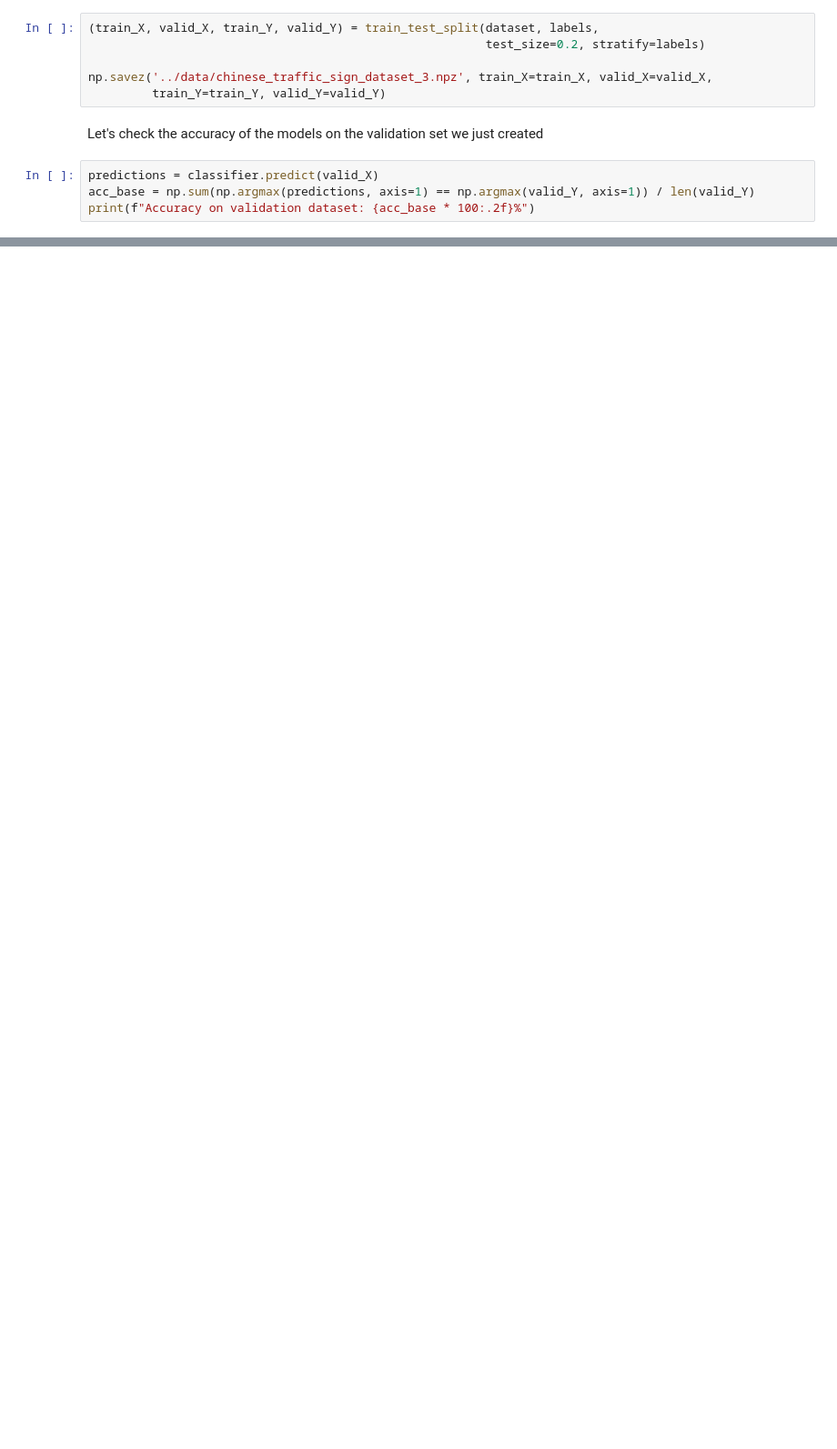
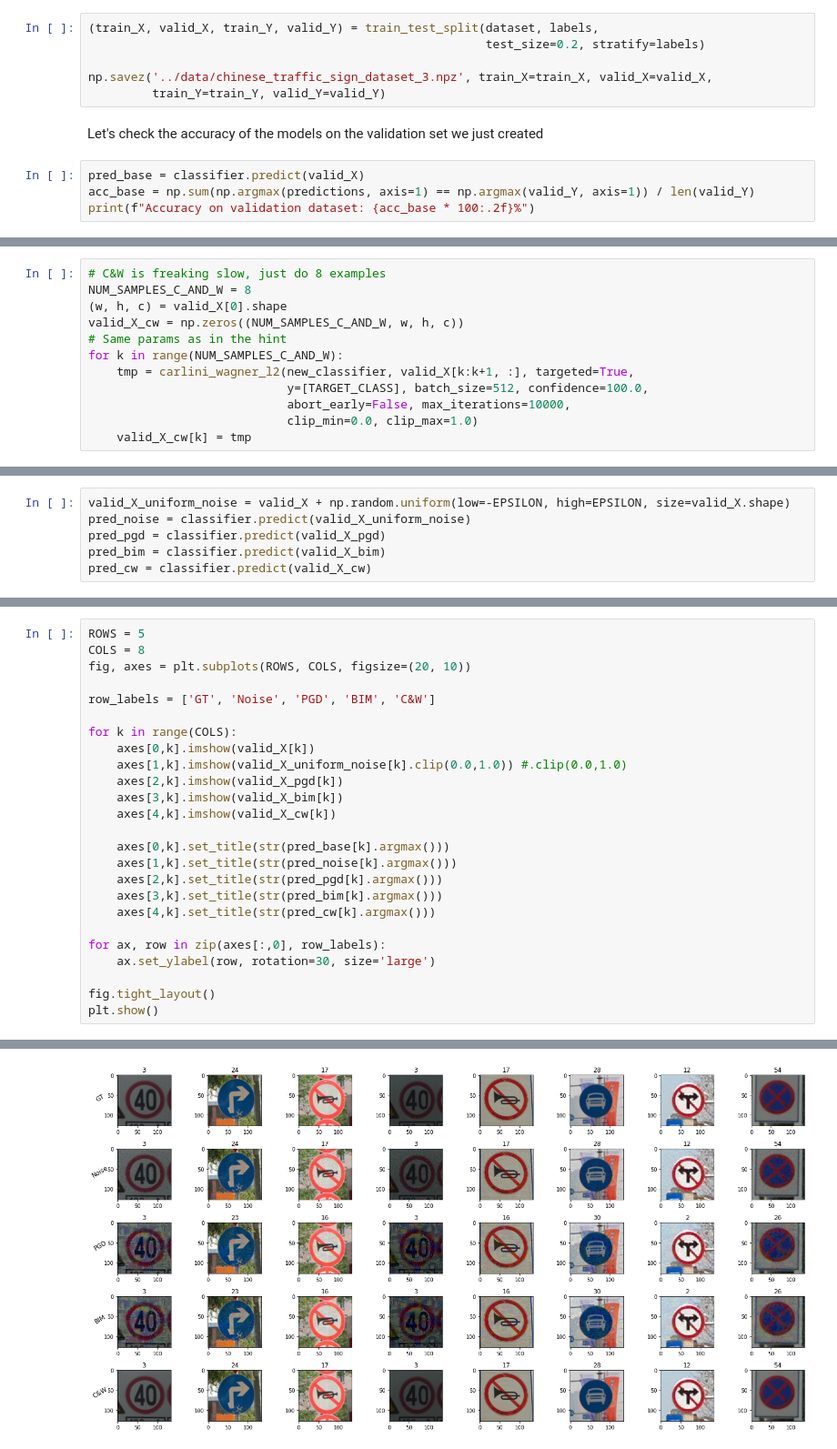
Before and after one commit to Stocastico/AdversarialRobustness, a Jupyter notebook: Part_3/Part_3.1_Stefano.ipynb, the cells around one changed output, grey strips where cells are left out. Shown at 91% size. Cells and saved outputs as stored; diff of their text form; blank space fills up the shorter version.

```diff
--- a/Part_3/Part_3.1_Stefano.ipynb
+++ b/Part_3/Part_3.1_Stefano.ipynb
@@ -134,7 +117,7 @@ np.savez('../data/chinese_traffic_sign_dataset_3.npz', train_X=train_X, valid_X=
 # %% [markdown]
 Let's check the accuracy of the models on the validation set we just created
 # %%
-predictions = classifier.predict(valid_X)
+pred_base = classifier.predict(valid_X)
 acc_base = np.sum(np.argmax(predictions, axis=1) == np.argmax(valid_Y, axis=1)) / len(valid_Y)
 print(f"Accuracy on validation dataset: {acc_base * 100:.2f}%")
 # %% [output]
@@ -141,0 +146,12 @@ Accuracy on validation dataset: 98.32%
+# %%
+# C&W is freaking slow, just do 8 examples
+NUM_SAMPLES_C_AND_W = 8
+(w, h, c) = valid_X[0].shape
+valid_X_cw = np.zeros((NUM_SAMPLES_C_AND_W, w, h, c))
+# Same params as in the hint
+for k in range(NUM_SAMPLES_C_AND_W):
+    tmp = carlini_wagner_l2(new_classifier, valid_X[k:k+1, :], targeted=True,
+                            y=[TARGET_CLASS], batch_size=512, confidence=100.0,
+                            abort_early=False, max_iterations=10000,
+                            clip_min=0.0, clip_max=1.0)
+    valid_X_cw[k] = tmp
@@ -141,0 +160,6 @@ Accuracy on validation dataset: 98.32%
+# %%
+valid_X_uniform_noise = valid_X + np.random.uniform(low=-EPSILON, high=EPSILON, size=valid_X.shape)
+pred_noise = classifier.predict(valid_X_uniform_noise)
+pred_pgd = classifier.predict(valid_X_pgd)
+pred_bim = classifier.predict(valid_X_bim)
+pred_cw = classifier.predict(valid_X_cw)
@@ -141,0 +197,26 @@ Accuracy on validation dataset: 98.32%
+# %%
+ROWS = 5
+COLS = 8
+fig, axes = plt.subplots(ROWS, COLS, figsize=(20, 10))
+
+row_labels = ['GT', 'Noise', 'PGD', 'BIM', 'C&W']
+
+for k in range(COLS):
+    axes[0,k].imshow(valid_X[k])
+    axes[1,k].imshow(valid_X_uniform_noise[k].clip(0.0,1.0)) #.clip(0.0,1.0)
+    axes[2,k].imshow(valid_X_pgd[k])
+    axes[3,k].imshow(valid_X_bim[k])
+    axes[4,k].imshow(valid_X_cw[k])
+
+    axes[0,k].set_title(str(pred_base[k].argmax()))
+    axes[1,k].set_title(str(pred_noise[k].argmax()))
+    axes[2,k].set_title(str(pred_pgd[k].argmax()))
+    axes[3,k].set_title(str(pred_bim[k].argmax()))
+    axes[4,k].set_title(str(pred_cw[k].argmax()))
+
+for ax, row in zip(axes[:,0], row_labels):
+    ax.set_ylabel(row, rotation=30, size='large')
+
+fig.tight_layout()
+plt.show()
+# %% [output]
@@ -141,0 +239 @@ Accuracy on validation dataset: 98.32%
+[figure, added]
```
Also changed, not shown: parts of 15 cells of this notebook, 1 other file.
